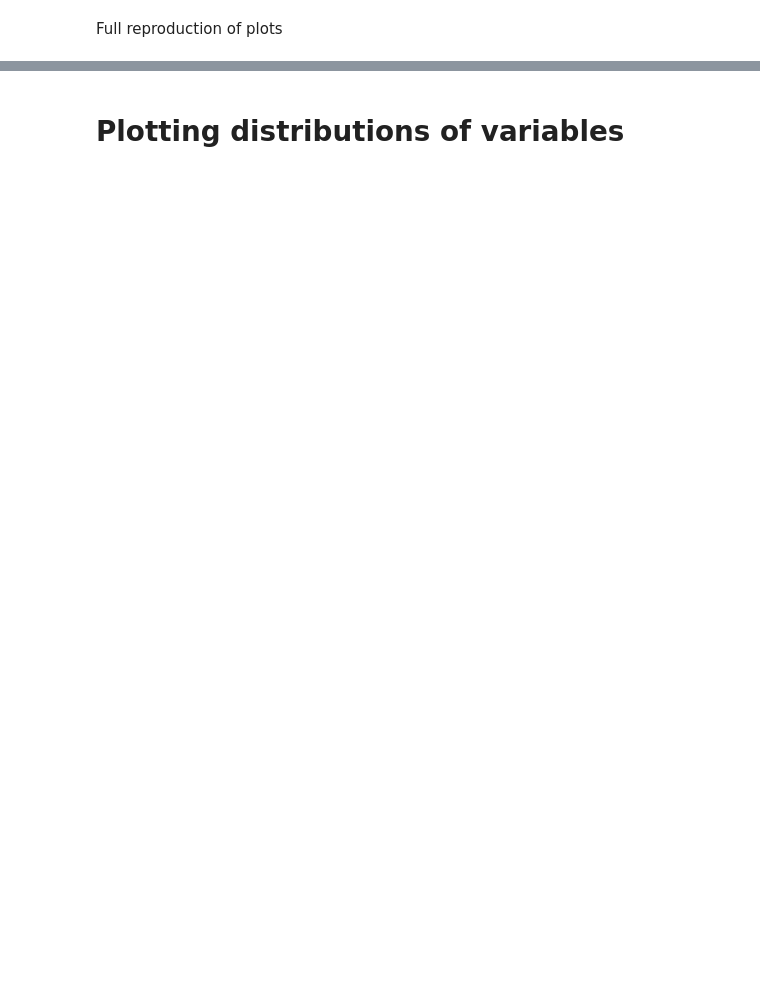
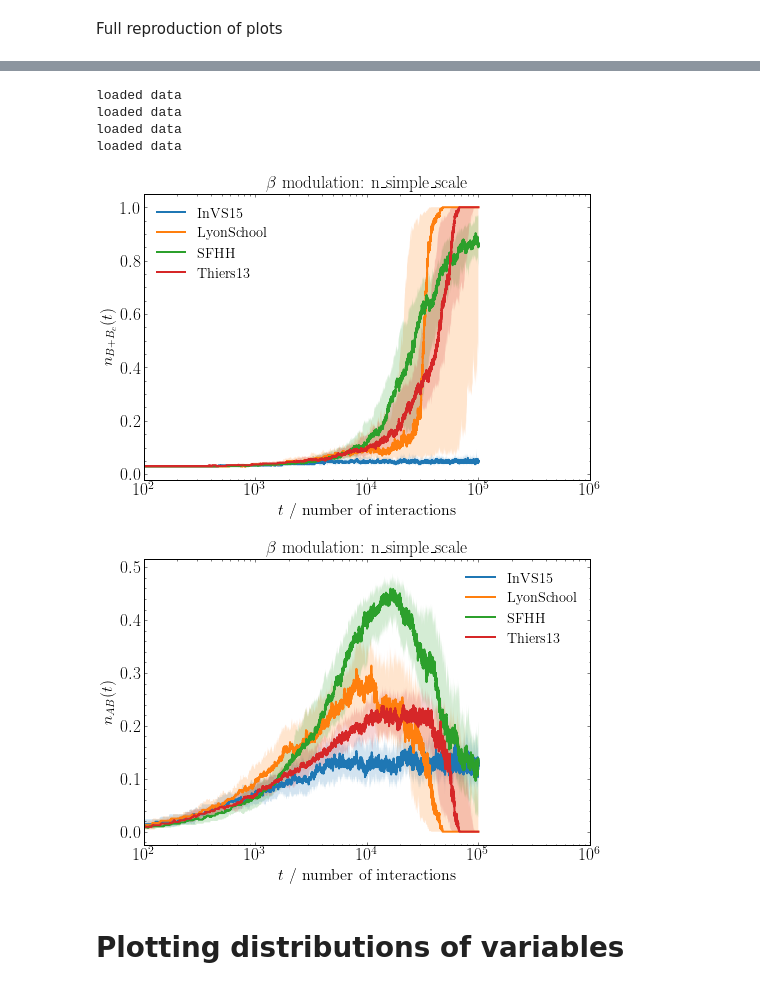
Before and after one commit to tomcjackc/higher-order-social-dynamics, a Jupyter notebook: higher order ng (beta modulation)/N_vs_time.ipynb, the cells around one changed output, grey strips where cells are left out. Drawn from its saved outputs; the diff is of its cells as text; code cells hidden in the pictures; blank space fills up the shorter version.

```diff
--- a/higher order ng (beta modulation)/N_vs_time.ipynb
+++ b/higher order ng (beta modulation)/N_vs_time.ipynb
@@ -235,3 +158,82 @@ loaded data
+# %%
+fig1 = plt.figure()
+ax1 = fig1.add_subplot(1,1,1)
+fig2 = plt.figure()
+ax2 = fig2.add_subplot(1,1,1)
+
+
+for social_structure in social_structures:
+    fname = f'{social_structure}_{beta_mod_rule}_{prop_committed}_{beta_non_committed}_{beta_committed}_{run_length}_{ensemble_size}'
+    data = genfromtxt(f'outputs/{fname}.csv', delimiter=',')
+
+    print('loaded data')
+    A_data = data[0::3,:]
+    B_data = data[1::3,:]
+    AB_data = data[2::3,:]
+
+    N = A_data[0,0]+B_data[0,0]+AB_data[0,0]
+
+    B_data = B_data/N
+    AB_data = AB_data/N
+
+    B_data_av = np.median(B_data, axis=0)
+    B_data_25 = np.percentile(B_data, 25, axis=0)
+    B_data_75 = np.percentile(B_data, 75, axis=0)
+    AB_data_av = np.median(AB_data, axis=0)
+    AB_data_25 = np.percentile(AB_data, 25, axis=0)
+    AB_data_75 = np.percentile(AB_data, 75, axis=0)
+    t = np.linspace(0, run_length, num=run_length+1, endpoint=True)
+
+    ax1.plot(t, B_data_av, label = social_structure)
+    ax1.fill_between(t, y1=B_data_25, y2=B_data_75, alpha=0.2)
+
+    ax1.set_xlabel('$t$ / number of interactions', fontsize=16)
+    ax1.set_ylabel(r'$n_{B+B_c}(t)$', fontsize=16)
+
+
+    ax2.plot(t, AB_data_av, label = social_structure)
+    ax2.fill_between(t, y1=AB_data_25, y2=AB_data_75, alpha=0.2)
+
+    ax2.set_xlabel('$t$ / number of interactions', fontsize=16)
+    ax2.set_ylabel(r'$n_{AB}(t)$', fontsize=16)
+
+fname = f'allstructures_{prop_committed}_{beta_mod_rule}_{beta_non_committed}_{beta_committed}_{run_length}_{ensemble_size}'
+ax1.legend()
+ax1.set_title(r'$\beta$ modulation: ' + beta_mod_rule)
+ax1.set_xscale('log')
+ax1.set_xlim((1e2, 1e6))
+fig1.savefig(f'figures/{fname}_B_logtime.pdf')
+fig1.show()
+
+ax2.legend()
+ax2.set_xscale('log')
+ax2.set_xlim((1e2, 1e6))
+ax2.set_title(r'$\beta$ modulation: ' + beta_mod_rule)
+fig2.savefig(f'figures/{fname}_AB_logtime.pdf')
+fig2.show()
+
+# for social_structure in social_structures:
+#     fname = f'{social_structure}_{beta_mod_rule}_{prop_committed}_{beta_non_committed}_{beta_committed}_{run_length}_{ensemble_size}'
+#     data = genfromtxt(f'outputs/{fname}.csv', delimiter=',')
+
+#     print('loaded data')
+#     A_data = data[0::3,:]
+#     B_data = data[1::3,:]
+#     AB_data = data[2::3,:]
+
+#     N = A_data[0,0]+B_data[0,0]+AB_data[0,0]
+
+
+
+
+#     t = np.linspace(0, run_length, num=run_length+1, endpoint=True)
+# %% [output]
+loaded data
+loaded data
+loaded data
+loaded data
+[figure, added]
+[figure, added]
 # %% [markdown]
 # Plotting distributions of variables
 # %%
```
Also changed, not shown: parts of 5 cells of this notebook, 18 other files.
